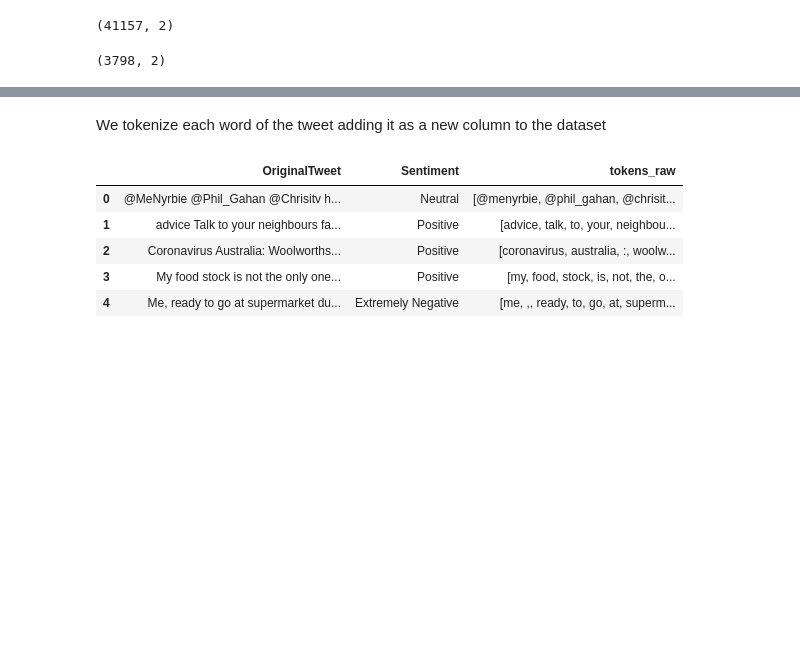
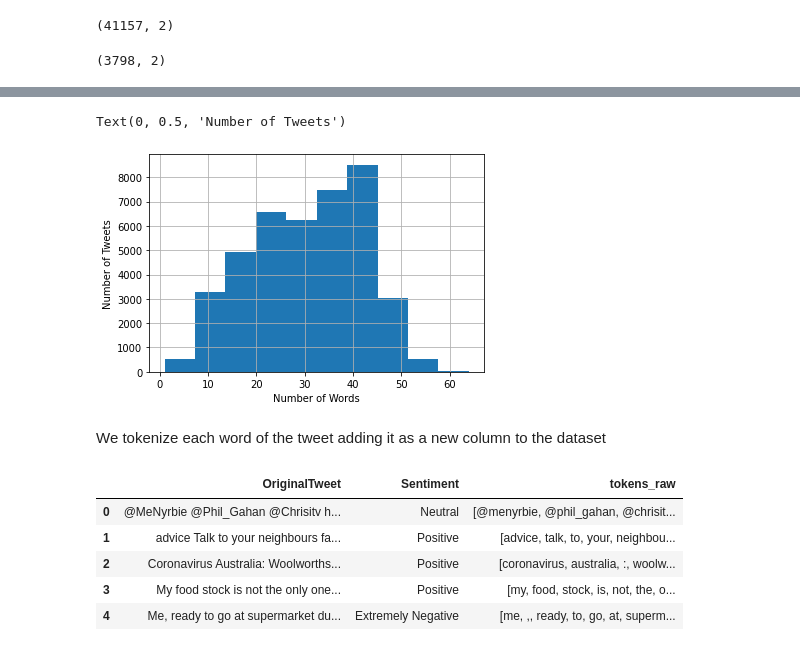
Before and after one commit to Asianspinmaster/cs39aa_project, a Jupyter notebook: project_part3.ipynb, the cells around one changed output, grey strips where cells are left out. Cells and saved outputs as stored; diff of their text form; code cells hidden in the pictures; blank space fills up the shorter version.

```diff
--- a/project_part3.ipynb
+++ b/project_part3.ipynb
@@ -64,3 +81,10 @@ test_data.shape
+# %%
+train_data['OriginalTweet'].str.split().map(lambda x: len(x)).hist()
+plt.xlabel("Number of Words")
+plt.ylabel("Number of Tweets")
+# %% [output]
+Text(0, 0.5, 'Number of Tweets')
+[figure, added]
 # %% [markdown]
 We tokenize each word of the tweet adding it as a new column to the dataset
 # %%
```
Also changed, not shown: parts of 24 cells of this notebook.
